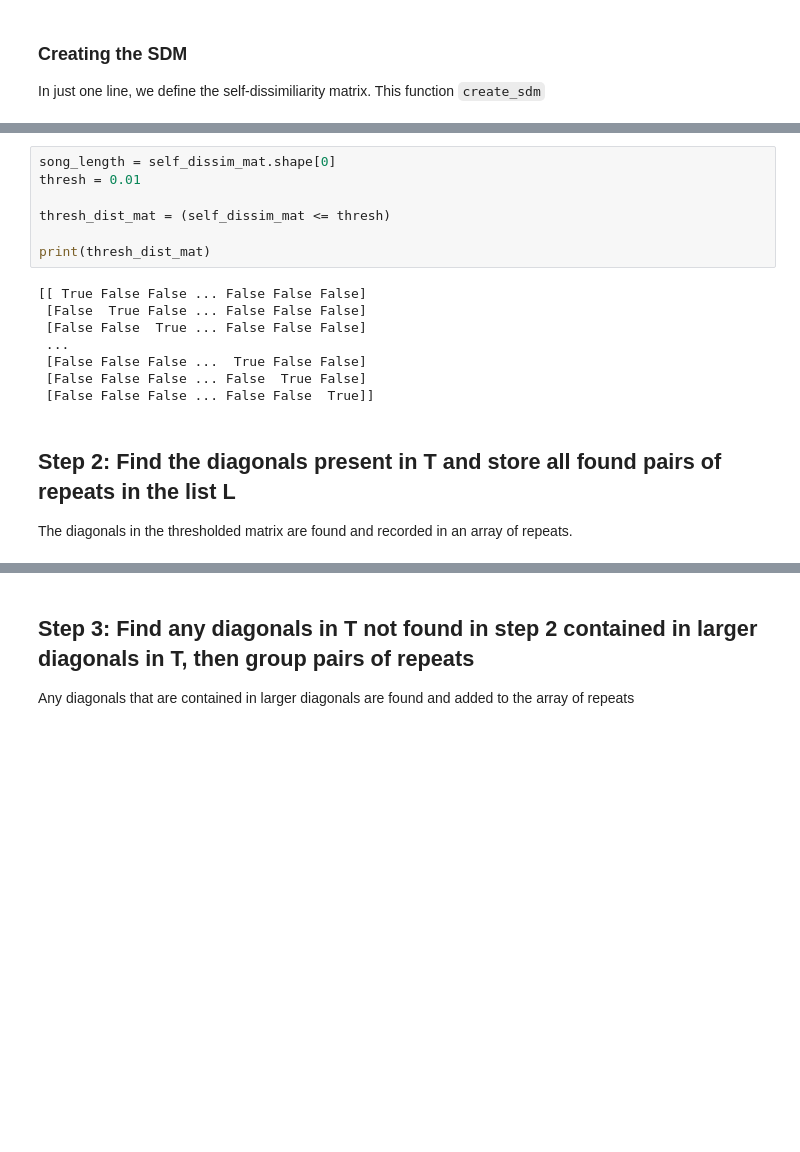
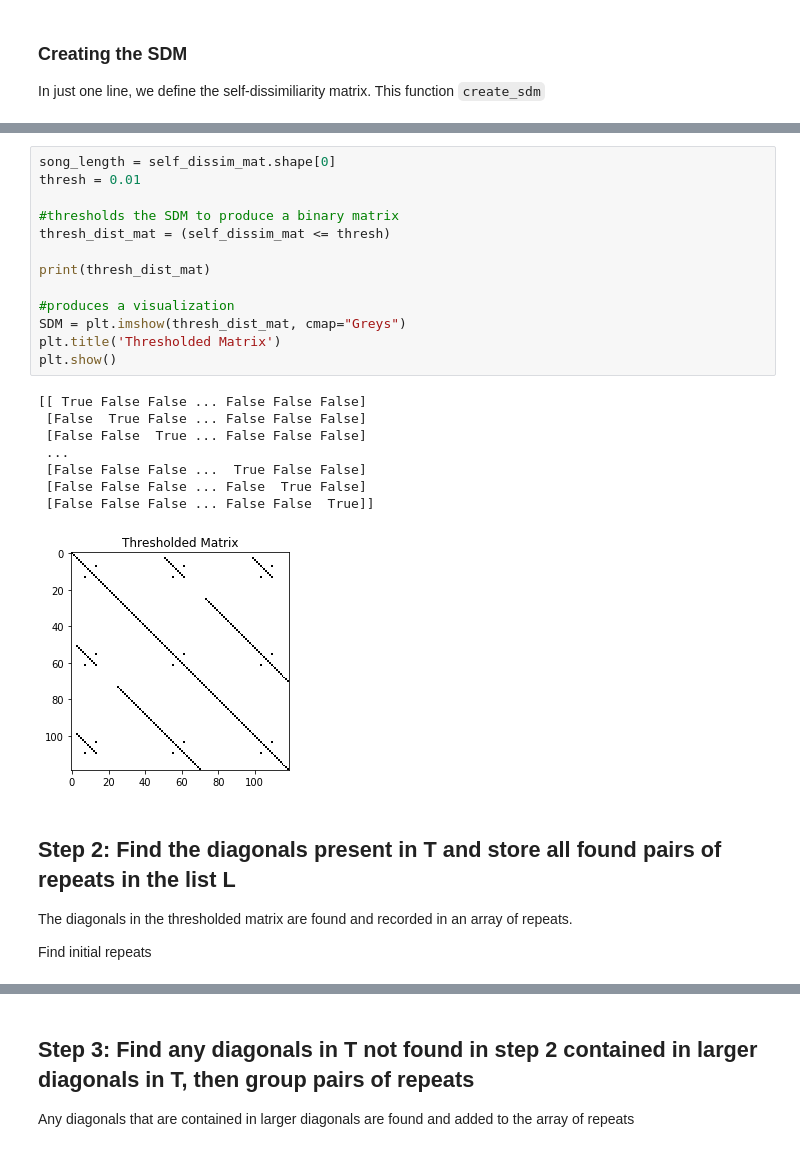
Before and after one commit to smith-tinkerlab/repytah, a Jupyter notebook: vignettes/AH_examples.ipynb, the cells around one changed output, grey strips where cells are left out. Drawn from its saved outputs; the diff is of its cells as text; blank space fills up the shorter version.

```diff
--- a/vignettes/AH_examples.ipynb
+++ b/vignettes/AH_examples.ipynb
@@ -72,19 +85,28 @@ In this step, the self-dissimilarity matrix is threshholded to produce a binary
 # %%
 song_length = self_dissim_mat.shape[0]
 thresh = 0.01
 
+#thresholds the SDM to produce a binary matrix
 thresh_dist_mat = (self_dissim_mat <= thresh)
 
 print(thresh_dist_mat)
+
+#produces a visualization
+SDM = plt.imshow(thresh_dist_mat, cmap="Greys")
+plt.title('Thresholded Matrix')
+plt.show()
 # %% [output]
 [[ True False False ... False False False]
  [False  True False ... False False False]
  [False False  True ... False False False]
  ...
  [False False False ...  True False False]
  [False False False ... False  True False]
  [False False False ... False False  True]]
+[figure, added]
 # %% [markdown]
 ## Step 2: Find the diagonals present in T and store all found pairs of repeats in the list L
 
 The diagonals in the thresholded matrix are found and recorded in an array of repeats.
+
+Find initial repeats
```
Also changed, not shown: parts of 8 cells of this notebook, 6 other files.
